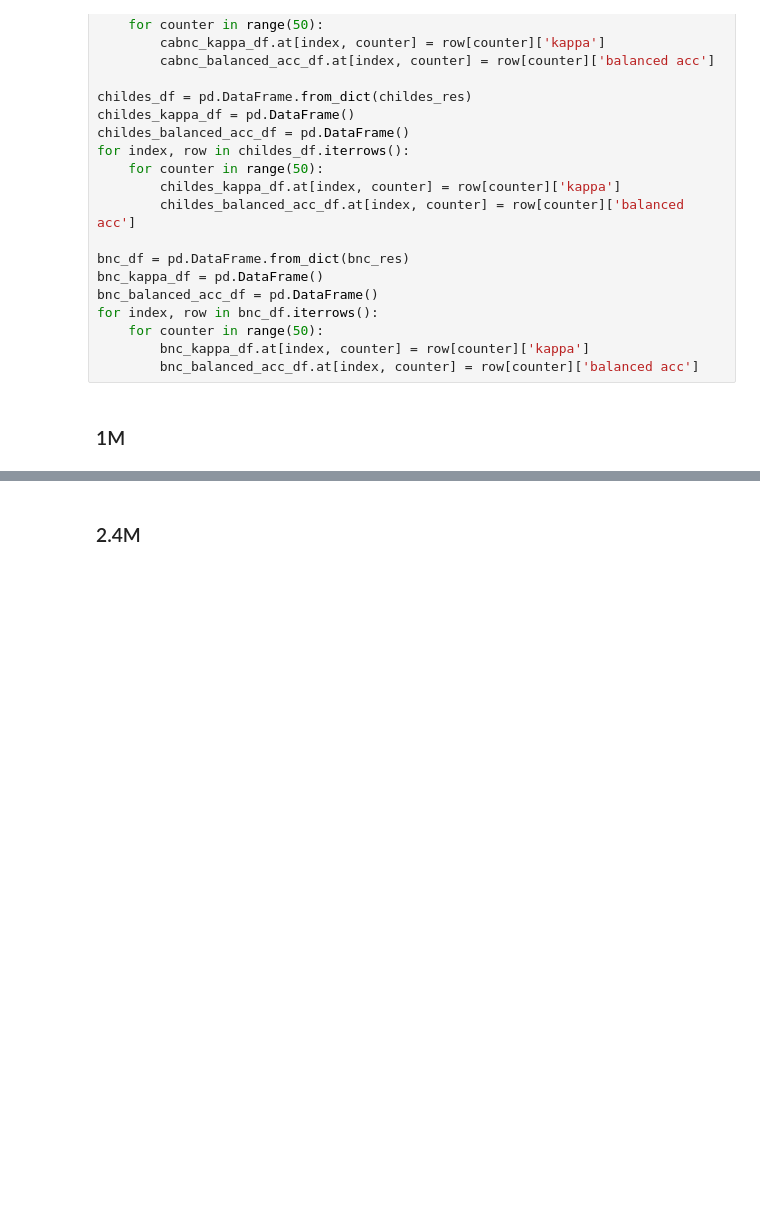
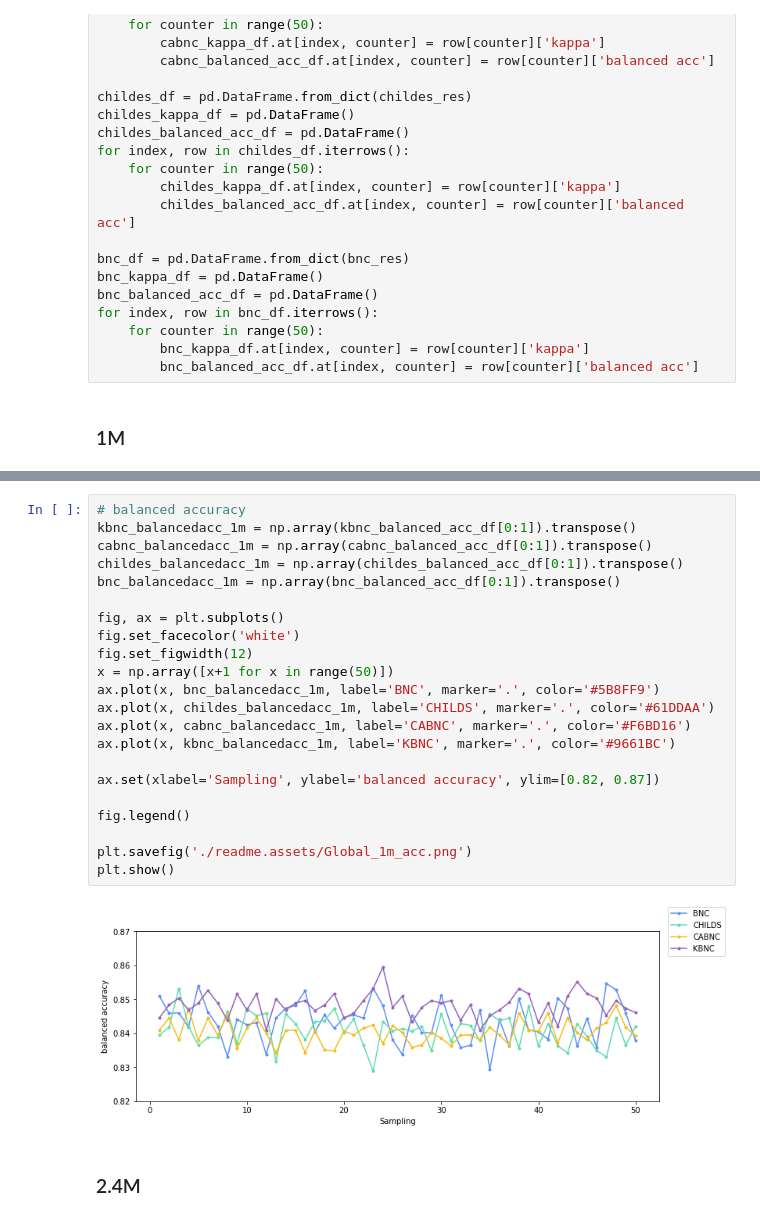
Before and after one commit to DanferWang/Basic_Level_work, a Jupyter notebook: corpora_size/results_by_size.ipynb, the cells around one changed output, grey strips where cells are left out. Saved outputs shown, nothing was run; the diff lists cells and outputs as text; blank space fills up the shorter version.

Commit message:
plot results against samplings with the same size

```diff
--- a/corpora_size/results_by_size.ipynb
+++ b/corpora_size/results_by_size.ipynb
@@ -66,6 +68,30 @@ fig.legend()
 plt.show()
 # %% [output]
 [figure]
+# %%
+# balanced accuracy
+kbnc_balancedacc_1m = np.array(kbnc_balanced_acc_df[0:1]).transpose()
+cabnc_balancedacc_1m = np.array(cabnc_balanced_acc_df[0:1]).transpose()
+childes_balancedacc_1m = np.array(childes_balanced_acc_df[0:1]).transpose()
+bnc_balancedacc_1m = np.array(bnc_balanced_acc_df[0:1]).transpose()
+
+fig, ax = plt.subplots()
+fig.set_facecolor('white')
+fig.set_figwidth(12)
+x = np.array([x+1 for x in range(50)])
+ax.plot(x, bnc_balancedacc_1m, label='BNC', marker='.', color='#5B8FF9')
+ax.plot(x, childes_balancedacc_1m, label='CHILDS', marker='.', color='#61DDAA')
+ax.plot(x, cabnc_balancedacc_1m, label='CABNC', marker='.', color='#F6BD16')
+ax.plot(x, kbnc_balancedacc_1m, label='KBNC', marker='.', color='#9661BC')
+
+ax.set(xlabel='Sampling', ylabel='balanced accuracy', ylim=[0.82, 0.87])
+
+fig.legend()
+
+plt.savefig('./readme.assets/Global_1m_acc.png')
+plt.show()
+# %% [output]
+[figure, added]
 # %% [markdown]
 ### 2.4M
 # %%
```
Also changed, not shown: parts of 29 cells of this notebook, 26 other files.
